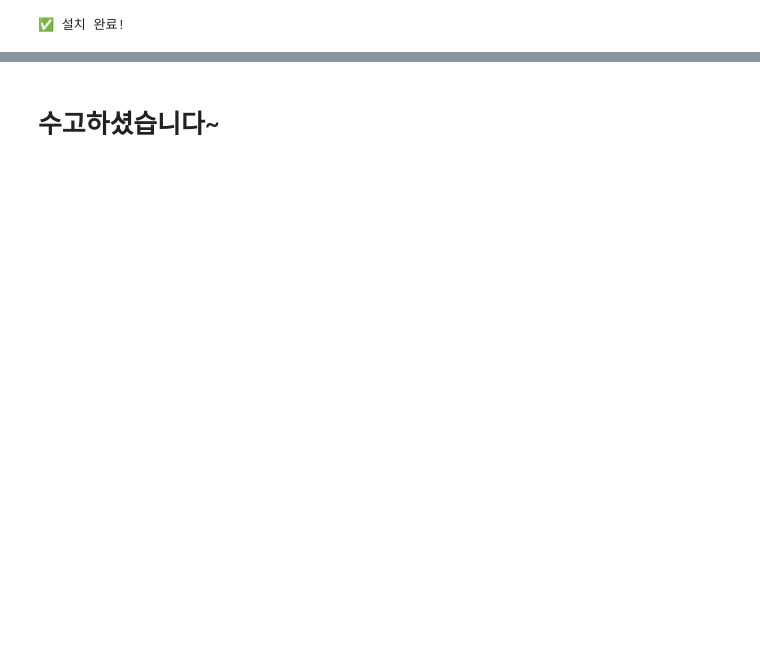
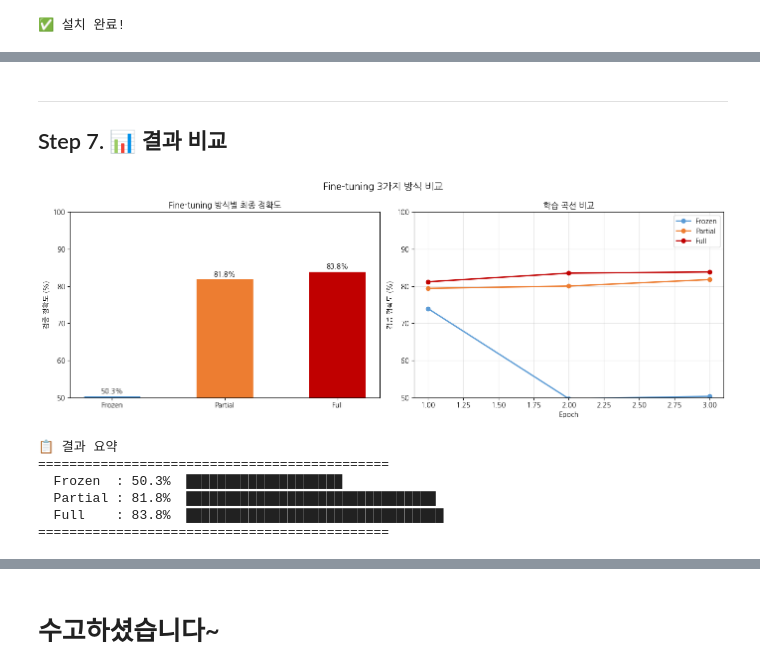
Before and after one commit to Insight-Sogang-Univ/insight-15th, a Jupyter notebook: advanced/sihyun/session06/transferlearning.ipynb, the cells around one changed output, grey strips where cells are left out. Cells and saved outputs as stored; diff of their text form; code cells hidden in the pictures; blank space fills up the shorter version.

```diff
--- a/advanced/sihyun/session06/transferlearning.ipynb
+++ b/advanced/sihyun/session06/transferlearning.ipynb
@@ -1152,0 +277,5 @@ LoRA가 threshold를 넘지 못해서 Gemini에 넘긴 케이스는
+# %%
+print("🥶 Frozen Backbone 학습 시작")
+print("=" * 50)
+model_frozen, hist_frozen = run_experiment("frozen", epochs=3, lr=2e-4)
+print(f"\n최종 검증 정확도: {hist_frozen['val_acc'][-1]:.3f}")
@@ -1152,0 +315,5 @@ LoRA가 threshold를 넘지 못해서 Gemini에 넘긴 케이스는
+# %%
+print("🌡️ Partial Fine-tuning 학습 시작")
+print("=" * 50)
+model_partial, hist_partial = run_experiment("partial", epochs=3, lr=2e-5)
+print(f"\n최종 검증 정확도: {hist_partial['val_acc'][-1]:.3f}")
@@ -1152,0 +353,5 @@ LoRA가 threshold를 넘지 못해서 Gemini에 넘긴 케이스는
+# %%
+print("🔥 Full Fine-tuning 학습 시작")
+print("=" * 50)
+model_full, hist_full = run_experiment("full", epochs=3, lr=2e-5)
+print(f"\n최종 검증 정확도: {hist_full['val_acc'][-1]:.3f}")
@@ -1152,0 +383,54 @@ LoRA가 threshold를 넘지 못해서 Gemini에 넘긴 케이스는
+# %% [markdown]
+---
+## Step 7. 📊 결과 비교
+# %%
+labels_plot = ["Frozen", "Partial", "Full"]
+val_accs    = [hist_frozen["val_acc"][-1],
+               hist_partial["val_acc"][-1],
+               hist_full["val_acc"][-1]]
+colors      = ["#5B9BD5", "#ED7D31", "#C00000"]
+
+fig, axes = plt.subplots(1, 2, figsize=(14, 5))
+
+# 막대 그래프
+bars = axes[0].bar(labels_plot, [a * 100 for a in val_accs],
+                   color=colors, width=0.5)
+axes[0].set_ylim(50, 100)
+axes[0].set_ylabel("검증 정확도 (%)")
+axes[0].set_title("Fine-tuning 방식별 최종 정확도")
+for bar, acc in zip(bars, val_accs):
+    axes[0].text(bar.get_x() + bar.get_width() / 2,
+                 bar.get_height() + 0.5,
+                 f"{acc*100:.1f}%", ha="center", va="bottom", fontweight="bold")
+
+# 학습 곡선
+for hist, label, color in zip(
+    [hist_frozen, hist_partial, hist_full], labels_plot, colors
+):
+    axes[1].plot(range(1, 4), [a * 100 for a in hist["val_acc"]],
+                 marker="o", label=label, color=color, linewidth=2)
+axes[1].set_xlabel("Epoch")
+axes[1].set_ylabel("검증 정확도 (%)")
+axes[1].set_title("학습 곡선 비교")
+axes[1].legend()
+axes[1].grid(alpha=0.3)
+axes[1].set_ylim(50, 100)
+
+plt.suptitle("Fine-tuning 3가지 방식 비교", fontsize=14, fontweight="bold")
+plt.tight_layout()
+plt.show()
+
+print("\n📋 결과 요약")
+print("=" * 45)
+for label, acc in zip(["Frozen  ", "Partial ", "Full    "], val_accs):
+    bar_vis = "█" * int(acc * 40)
+    print(f"  {label}: {acc*100:.1f}%  {bar_vis}")
+print("=" * 45)
+# %% [output]
+[figure, added]
+📋 결과 요약
+=============================================
+  Frozen  : 50.3%  ████████████████████
+  Partial : 81.8%  ████████████████████████████████
+  Full    : 83.8%  █████████████████████████████████
+=============================================
```
Also changed, not shown: parts of 76 cells of this notebook.
